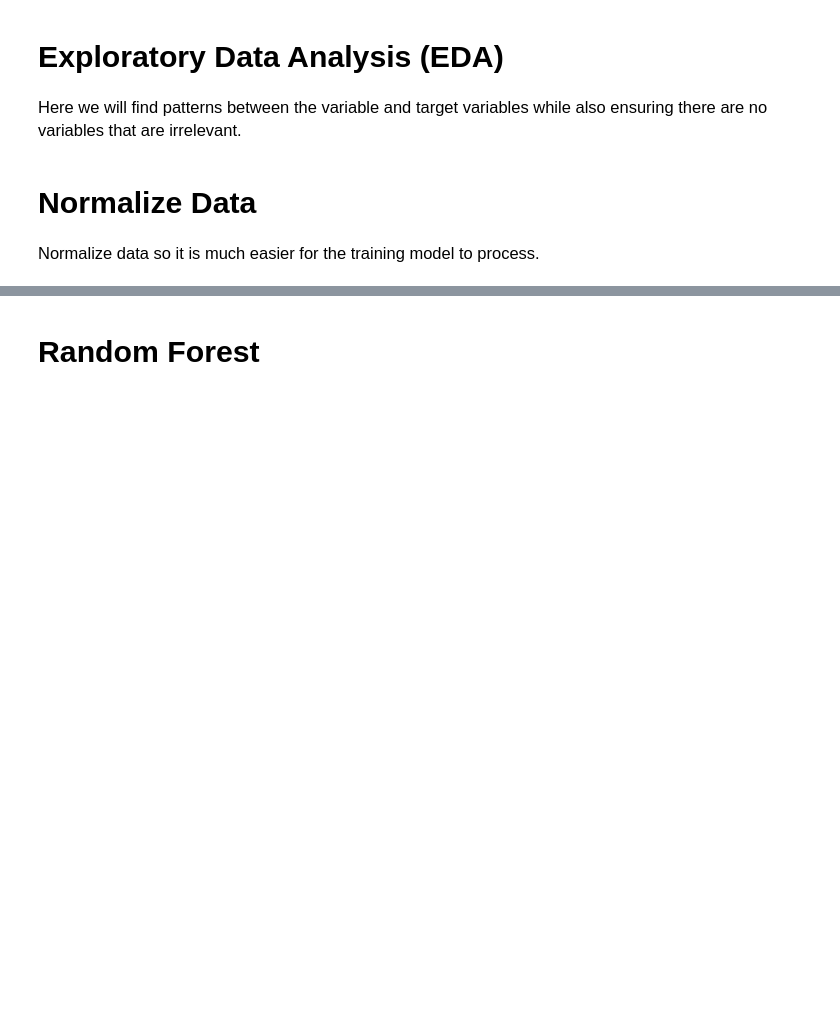
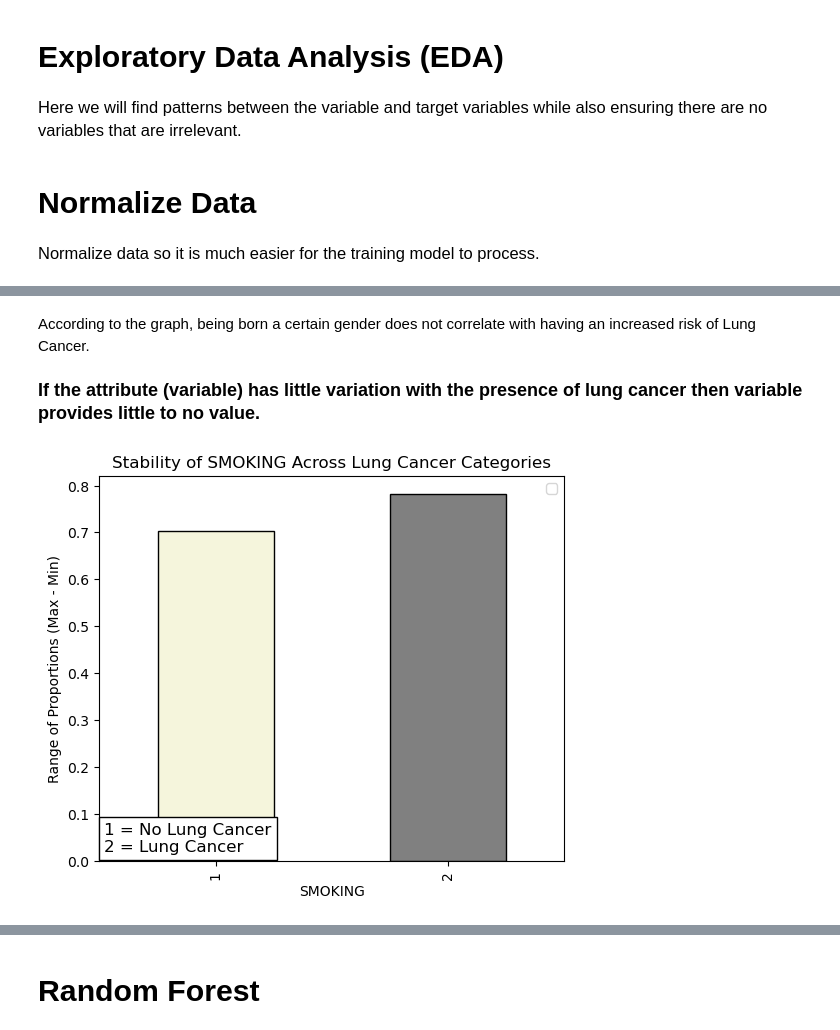
Before and after one commit to brentonnguyen/lung-cancer-prediction-model-official, a Jupyter notebook: lungcancerrandomforrest-Copy2.ipynb, the cells around one changed output, grey strips where cells are left out. Cells and saved outputs as stored; diff of their text form; code cells hidden in the pictures; blank space fills up the shorter version.

```diff
--- a/lungcancerrandomforrest-Copy2.ipynb
+++ b/lungcancerrandomforrest-Copy2.ipynb
@@ -127,0 +304,8 @@ y = data.iloc[:, 15]
+# %% [markdown]
+According to the graph, being born a certain gender does not correlate with having an increased risk of Lung Cancer.
+# %% [markdown]
+<span style="display: block; text-align: center;font-size:120%;"><b>If the attribute (variable) has little variation with the presence of lung cancer then variable provides little to no value.</b></span>
+# %%
+plot_stability_with_box_label('SMOKING', df)
+# %% [output]
+[figure, added]
```
Also changed, not shown: parts of 54 cells of this notebook.
